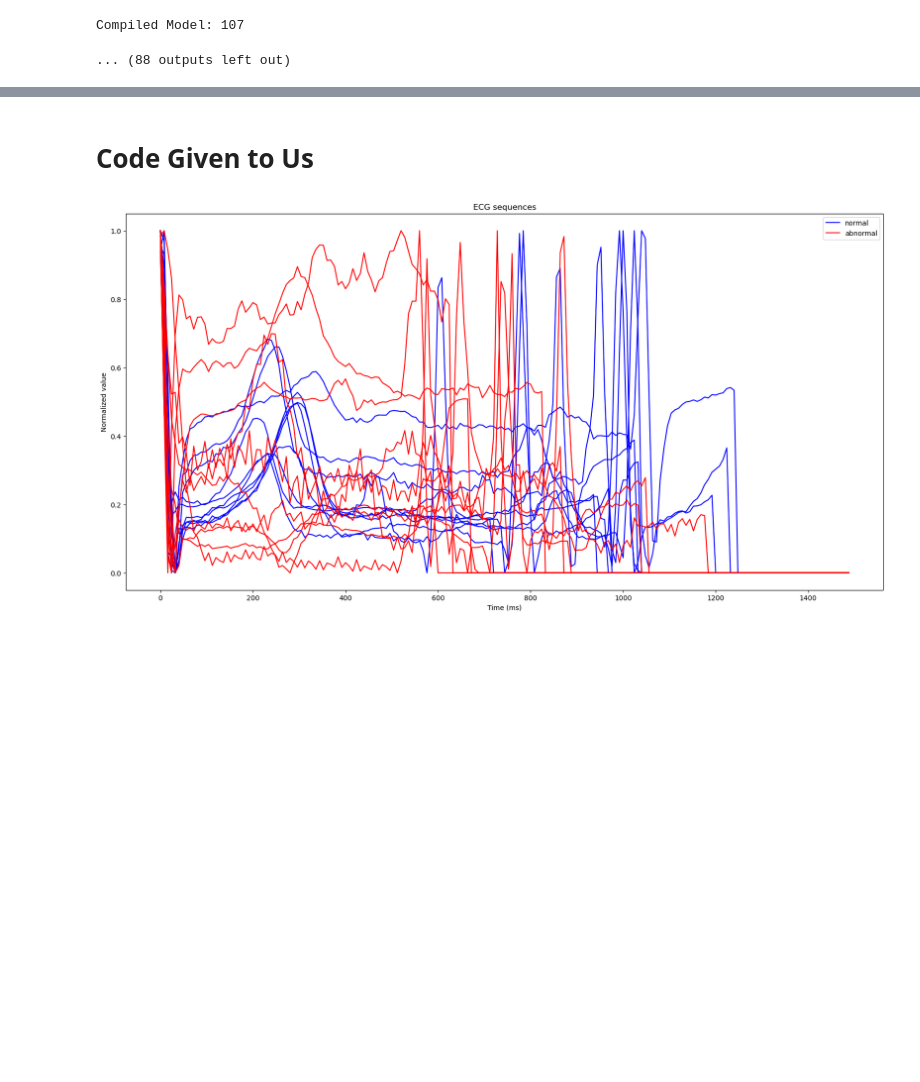
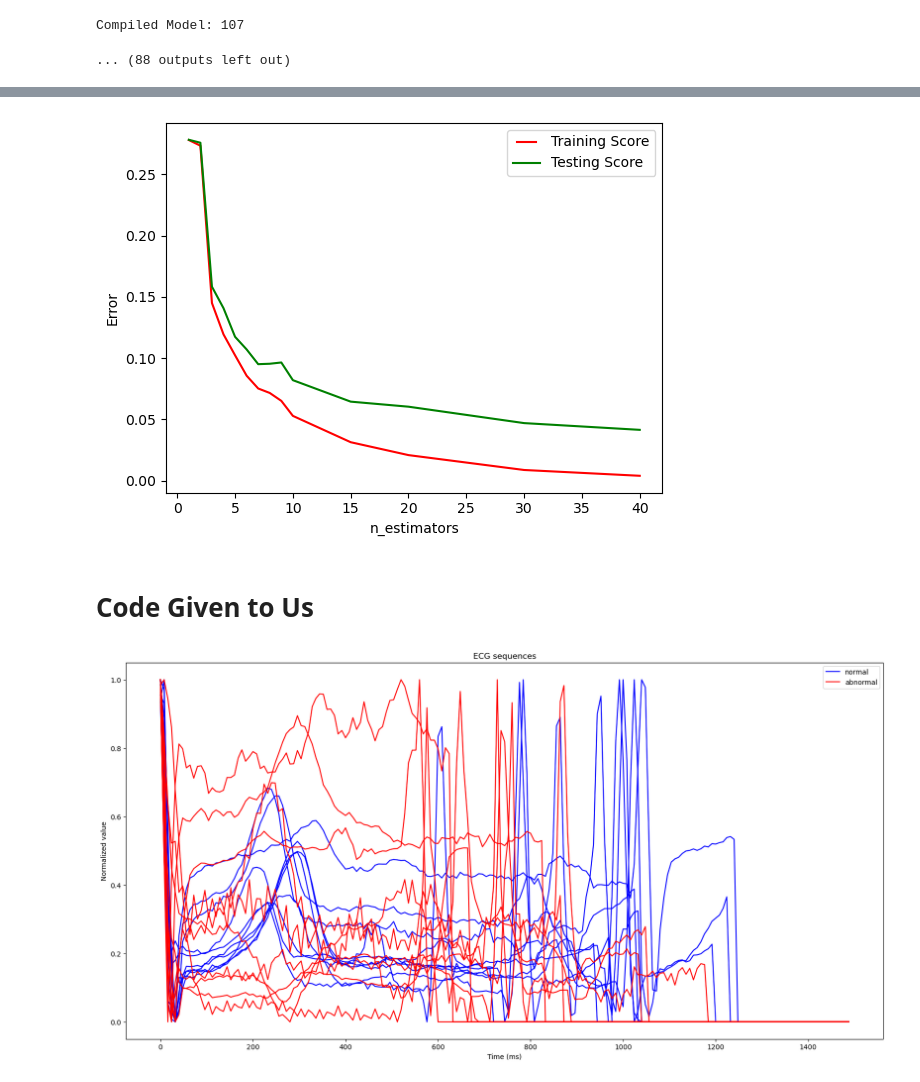
Before and after one commit to AchyuthKolluru/LLNL, a Jupyter notebook: task_1_getting_started.ipynb, the cells around one changed output, grey strips where cells are left out. Saved outputs shown, nothing was run; the diff lists cells and outputs as text; code cells hidden in the pictures; blank space fills up the shorter version.

```diff
--- a/task_1_getting_started.ipynb
+++ b/task_1_getting_started.ipynb
@@ -345,3 +462,27 @@ Compiled Model: 107
+# %%
+train_results = []
+test_results = []
+list_nb_trees = [1,2,3,4,5,6,7,8,9,10,15,20,30,40]
+
+for nb_trees in list_nb_trees:
+    modelG = GradientBoostingClassifier(criterion='squared_error', learning_rate=0.3,
+                           loss='exponential', max_depth=5, n_estimators= nb_trees)
+    modelG.fit(x_train, y_train)
+
+    train_results.append(1 - (modelG.score(x_train,y_train)))
+    test_results.append(1 - (modelG.score(x_test, y_test)))
+
+line1, = plt.plot(list_nb_trees, train_results, color="r", label="Training Score")
+line2, = plt.plot(list_nb_trees, test_results, color="g", label="Testing Score")
+
+plt.legend(handler_map={line1: HandlerLine2D(numpoints=2)})
+plt.ylabel('Error')
+plt.xlabel('n_estimators')
+fig = plt.gcf()
+plt.show()
+fig.savefig('Test.png')
+# %% [output]
+[figure, added]
 # %% [markdown]
 # Code Given to Us
 # %%
```
Also changed, not shown: parts of 5 cells of this notebook, 15 other files.
